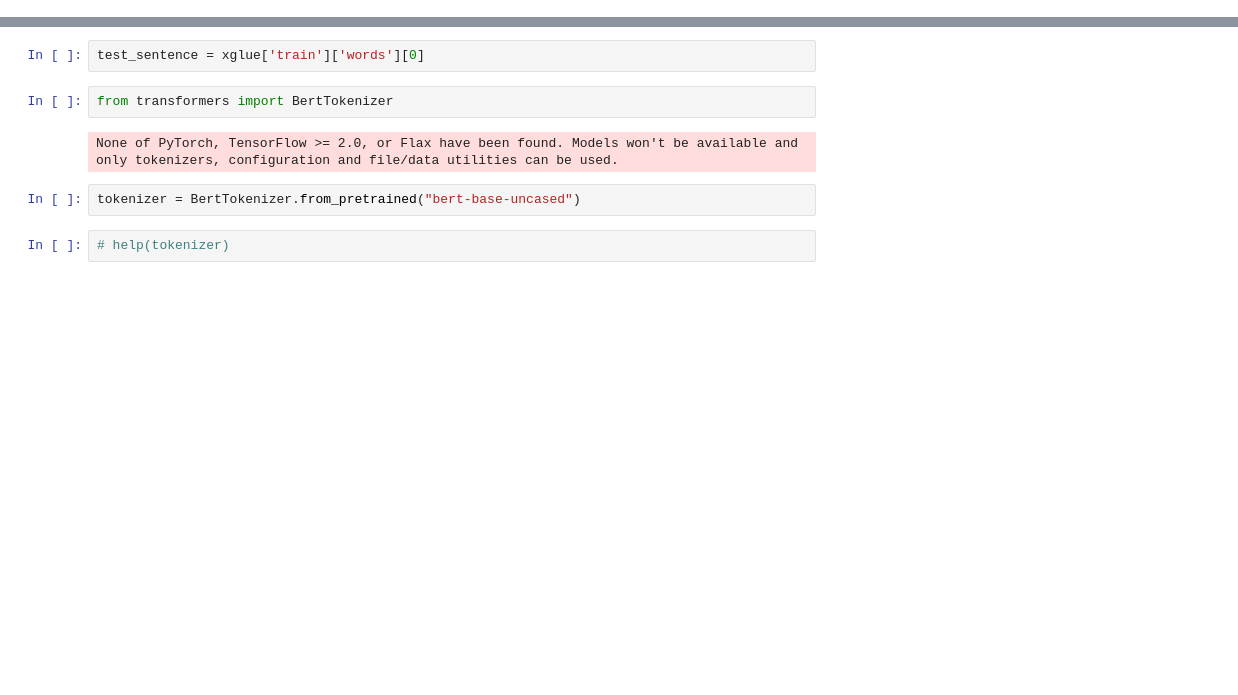
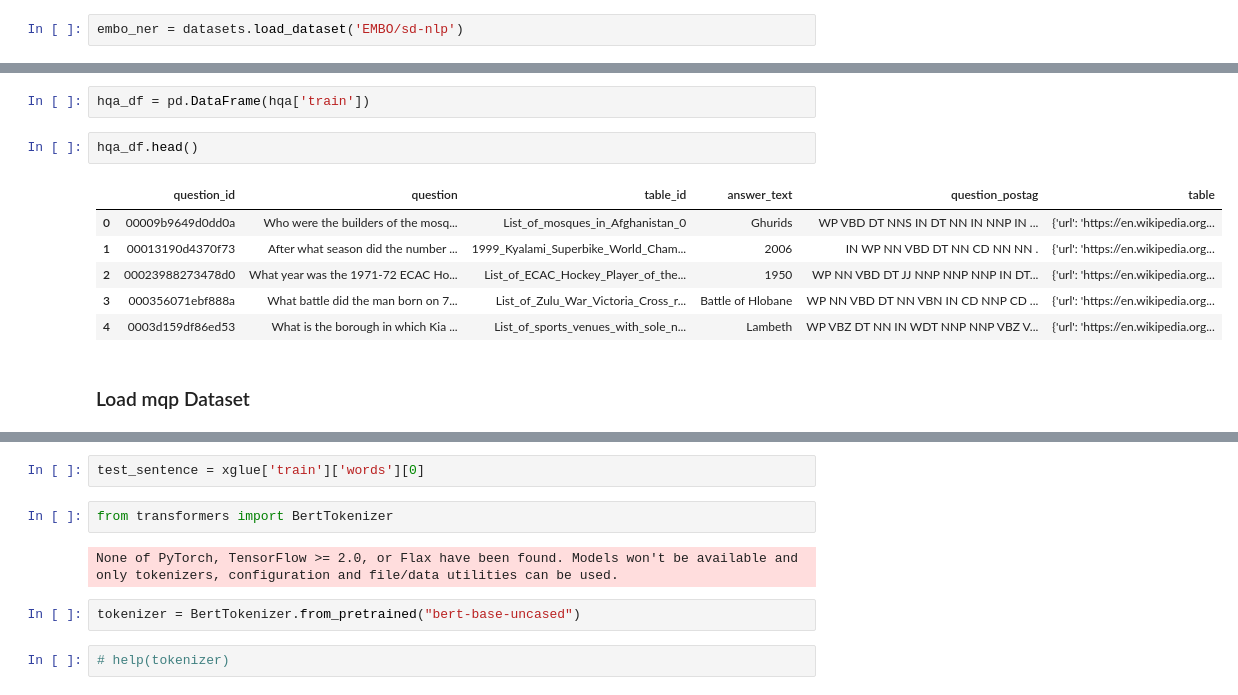
Before and after one commit to expert-search/glg-mas, a Jupyter notebook: notebooks/0.1-sjn-exploring-huggingface-datasets.ipynb, the cells around one changed output, grey strips where cells are left out. Drawn from its saved outputs; the diff is of its cells as text; blank space fills up the shorter version.

```diff
--- a/notebooks/0.1-sjn-exploring-huggingface-datasets.ipynb
+++ b/notebooks/0.1-sjn-exploring-huggingface-datasets.ipynb
@@ -2,0 +705,2 @@ import datasets
+# %%
+embo_ner = datasets.load_dataset('EMBO/sd-nlp')
@@ -2,0 +768,13 @@ import datasets
+# %%
+hqa_df = pd.DataFrame(hqa['train'])
+# %%
+hqa_df.head()
+# %% [output]
+|  | question_id | question | table_id | answer_text | question_postag | table |
+| 0 | 00009b9649d0dd0a | Who were the builders of the mosq... | List_of_mosques_in_Afghanistan_0 | Ghurids | WP VBD DT NNS IN DT NN IN NNP IN ... | {'url': 'https://en.wikipedia.org... |
+| 1 | 00013190d4370f73 | After what season did the number ... | 1999_Kyalami_Superbike_World_Cham... | 2006 | IN WP NN VBD DT NN CD NN NN . | {'url': 'https://en.wikipedia.org... |
+| 2 | 00023988273478d0 | What year was the 1971-72 ECAC Ho... | List_of_ECAC_Hockey_Player_of_the... | 1950 | WP NN VBD DT JJ NNP NNP NNP IN DT... | {'url': 'https://en.wikipedia.org... |
+| 3 | 000356071ebf888a | What battle did the man born on 7... | List_of_Zulu_War_Victoria_Cross_r... | Battle of Hlobane | WP NN VBD DT NN VBN IN CD NNP CD ... | {'url': 'https://en.wikipedia.org... |
+| 4 | 0003d159df86ed53 | What is the borough in which Kia ... | List_of_sports_venues_with_sole_n... | Lambeth | WP VBZ DT NN IN WDT NNP NNP VBZ V... | {'url': 'https://en.wikipedia.org... |
+# %% [markdown]
+### Load mqp Dataset
```
Also changed, not shown: parts of 70 cells of this notebook, 29 other files.
